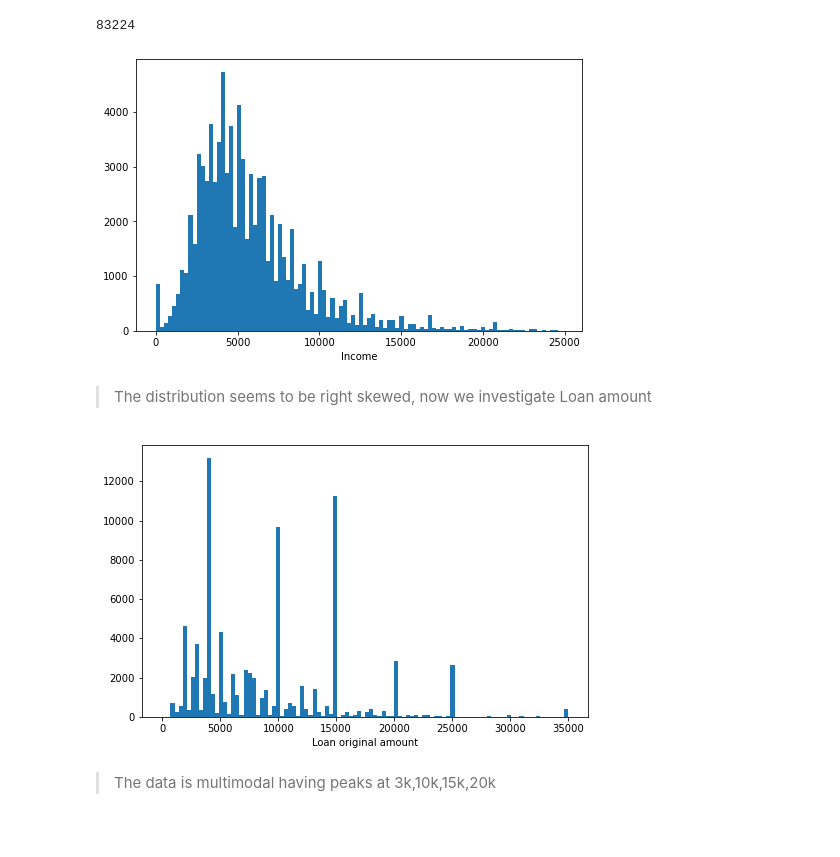
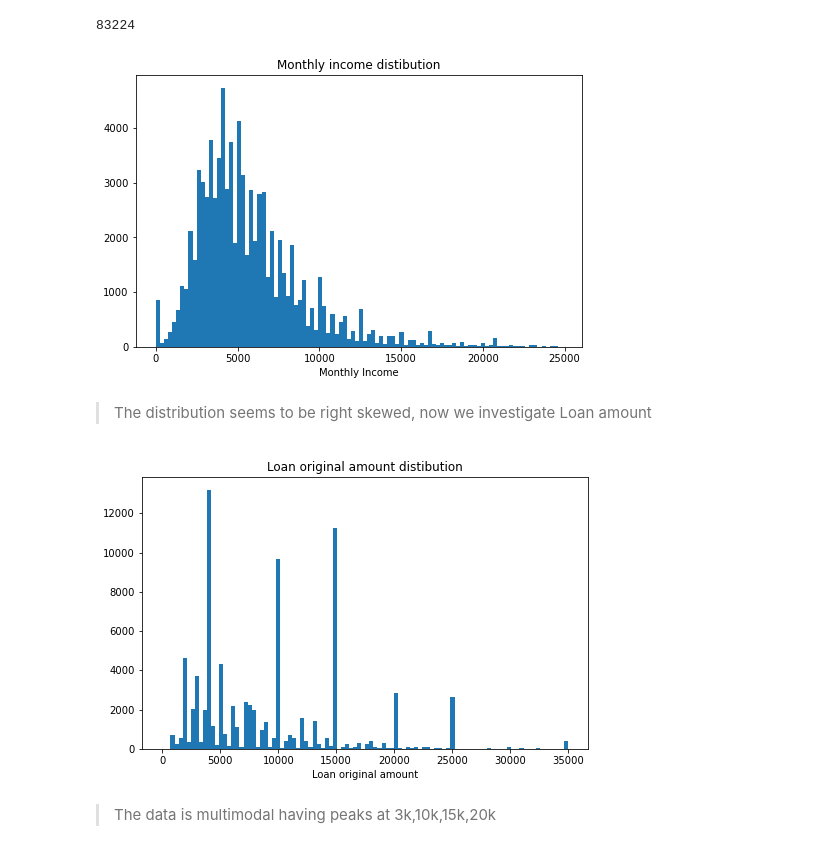
Before and after one commit to AlaaSayed794/UdacityCommunicateFindings, a Jupyter notebook: exploration.ipynb, the cells around one changed output. Cells and saved outputs as stored; diff of their text form; code cells hidden in the pictures.

```diff
--- a/exploration.ipynb
+++ b/exploration.ipynb
@@ -151,15 +153,16 @@ df.shape[0]
 # %%
 #redo the plot
 # plotting StatedMonthlyIncome on a standard scale
 binsize = df['Income'].max()/100
 bins = np.arange(0, df['Income'].max()+binsize, binsize)
 
 plt.figure(figsize=[8, 5])
 plt.hist(data = df, x = 'Income', bins = bins)
-plt.xlabel('Income')
+plt.xlabel('Monthly Income')
+plt.title('Monthly income distibution')
 plt.show()
 # %% [output]
-[figure, old version]
+[figure, new version]
 # %% [markdown]
 > The distribution seems to be right skewed, now we investigate Loan amount
 # %%
@@ -175,9 +178,10 @@ bins = np.arange(0, df['Amount'].max()+binsize, binsize)
 plt.figure(figsize=[8, 5])
 plt.hist(data = df, x = 'Amount', bins = bins)
 plt.xlabel('Loan original amount')
+plt.title('Loan original amount distibution')
 plt.show()
 # %% [output]
-[figure, old version]
+[figure, new version]
 # %% [markdown]
 > The data is multimodal having peaks at 3k,10k,15k,20k
 # %%
```
Also changed, not shown: parts of 10 cells of this notebook, 4 other files.
